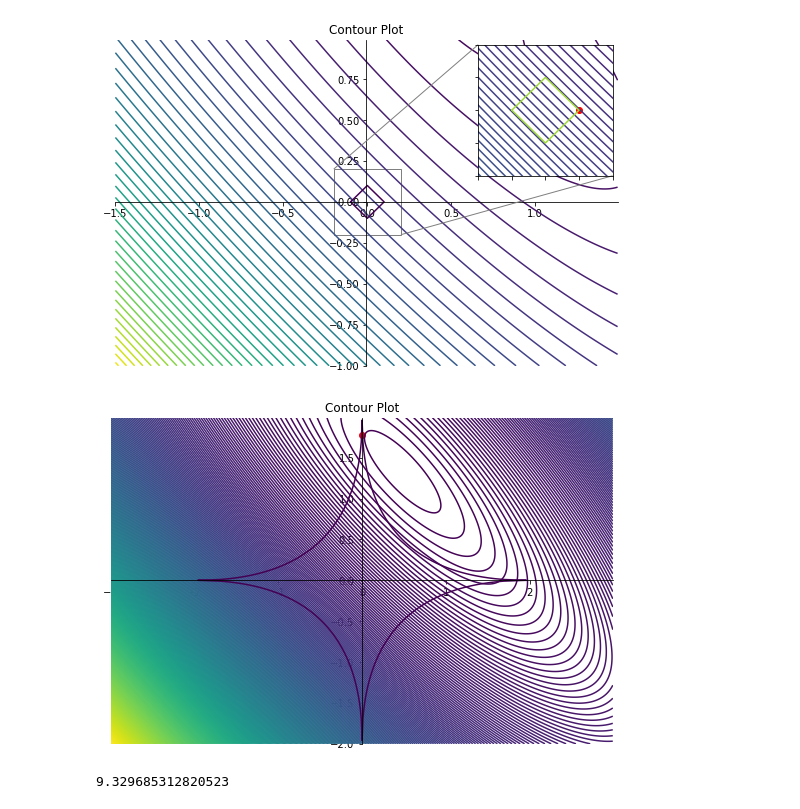
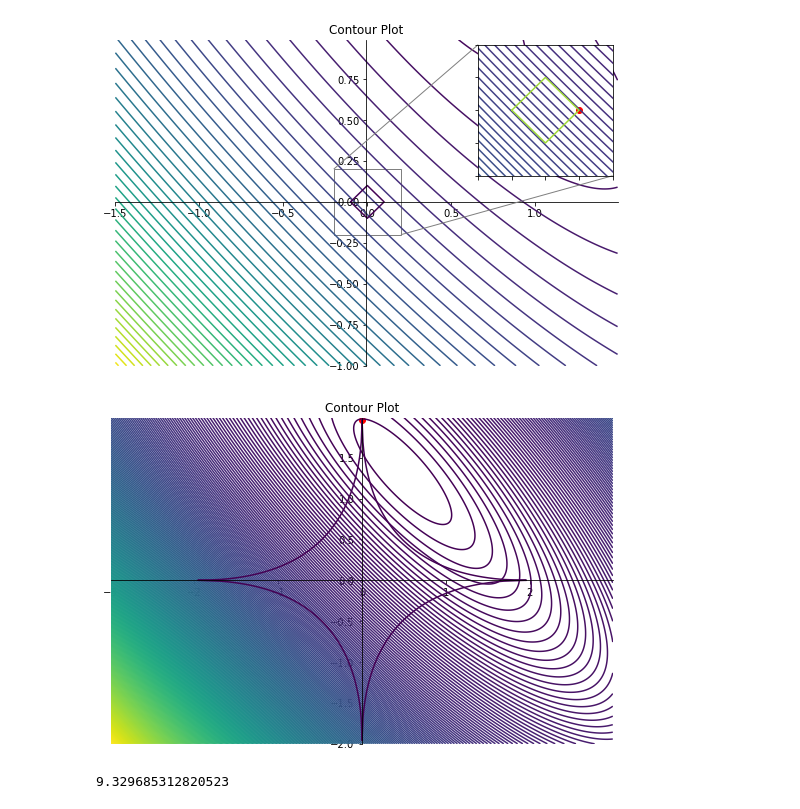
Before and after one commit to AmoghMoses/CS-F320-Assignment-1, a Jupyter notebook: Assignment1C.ipynb, the cells around one changed output. Saved outputs shown, nothing was run; the diff lists cells and outputs as text; code cells hidden in the pictures.

```diff
--- a/Assignment1C.ipynb
+++ b/Assignment1C.ipynb
@@ -227,39 +227,39 @@ ax.spines['left'].set_position('center')
 ax.spines['bottom'].set_position('zero')
 ax.spines['right'].set_color('none')
 ax.spines['top'].set_color('none')
 ax.xaxis.set_ticks_position('bottom')
 ax.yaxis.set_ticks_position('left')
 
 feature_x = np.arange(-3, 3, 0.01)
 feature_y = np.arange(-2, 2, 0.01)
 
 
 # Creating 2-D grid of features
 [X, Y] = np.meshgrid(feature_x,feature_y)
 
 F = 1.4 - np.abs(Y)**0.5 - np.abs(X)**0.5
 
 Z = (X**2)*Z1[0] + (Y**2)*Z1[1] + Z1[2] + X*Y*Z1[3] - X*Z1[4] - Y*Z1[5]
-C1 = ax.contour(X, Y, Z, 400)#
+C1 = ax.contour(X, Y, Z, 300)#
 
 C2 = plt.contour(X, Y, (F), [0])
-plt.scatter(0, 1.78, c= 'red')
+plt.scatter(0, 1.96, c= 'red')
 
-# axins = zoomed_inset_axes(ax, 2, loc=1)
+# axins = zoomed_inset_axes(ax, 2, loc=1, bbox_to_anchor=(0.2, 0.55))
 # axins.contour(X, Y, Z, 200)
 # axins.contour(X, Y, F)
 # plt.scatter(0.1,0.0, c= 'red')
-# axins.set_xlim(-2, 2)
-# axins.set_ylim(-2, 2)
+# axins.set_xlim(-0.1, 0.1)
+# axins.set_ylim(1.9, 2.1)
 # plt.xticks(visible=False)
 # plt.yticks(visible=False)
 # mark_inset(ax, axins, loc1=2, loc2=4, fc="none", ec="0.5")
 
 # plt.draw()
 ax.set_title('Contour Plot')
 plt.show()
 # %% [output]
-[figure, old version]
+[figure, new version]
 # %%
 err = 0
 w1, w2 = 0.4, 0.4
```
Also changed, not shown: parts of 1 cell of this notebook.
